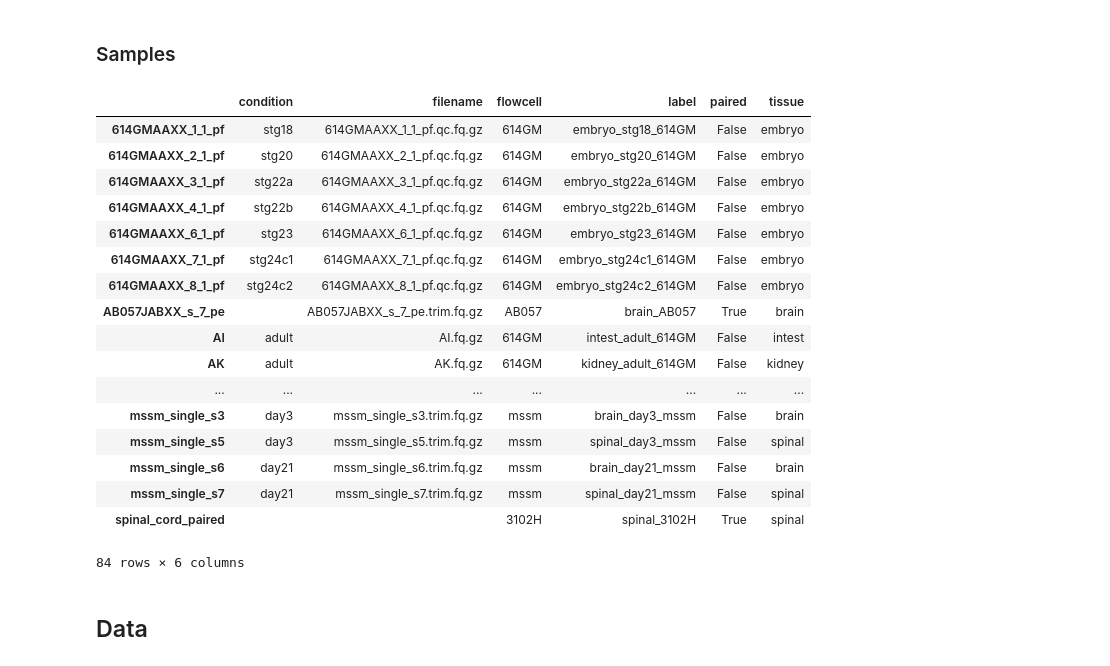
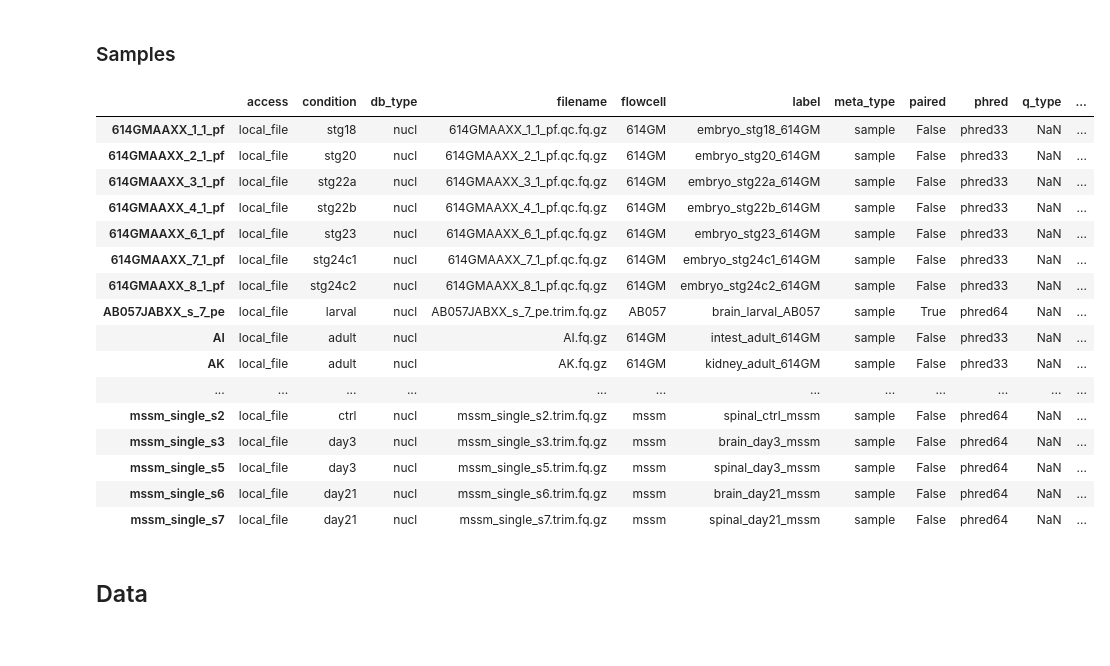
Before and after one commit to standage/2015-petMarSB, a Jupyter notebook: notebooks/petmar-root.ipynb, the cells around one changed output. Saved outputs shown, nothing was run; the diff lists cells and outputs as text; code cells hidden in the pictures.

```diff
--- a/notebooks/petmar-root.ipynb
+++ b/notebooks/petmar-root.ipynb
@@ -60,27 +63,25 @@ db_metadata
 # %% [markdown]
 ### Samples
-# %%
-sample_metadata = pd.DataFrame(metadata['samples'].dict()).transpose()
-sample_metadata
-# %% [output]
-|  | condition | filename | flowcell | label | paired | tissue |
-| 614GMAAXX_1_1_pf | stg18 | 614GMAAXX_1_1_pf.qc.fq.gz | 614GM | embryo_stg18_614GM | False | embryo |
-| 614GMAAXX_2_1_pf | stg20 | 614GMAAXX_2_1_pf.qc.fq.gz | 614GM | embryo_stg20_614GM | False | embryo |
-| 614GMAAXX_3_1_pf | stg22a | 614GMAAXX_3_1_pf.qc.fq.gz | 614GM | embryo_stg22a_614GM | False | embryo |
-| 614GMAAXX_4_1_pf | stg22b | 614GMAAXX_4_1_pf.qc.fq.gz | 614GM | embryo_stg22b_614GM | False | embryo |
-| 614GMAAXX_6_1_pf | stg23 | 614GMAAXX_6_1_pf.qc.fq.gz | 614GM | embryo_stg23_614GM | False | embryo |
-| 614GMAAXX_7_1_pf | stg24c1 | 614GMAAXX_7_1_pf.qc.fq.gz | 614GM | embryo_stg24c1_614GM | False | embryo |
-| 614GMAAXX_8_1_pf | stg24c2 | 614GMAAXX_8_1_pf.qc.fq.gz | 614GM | embryo_stg24c2_614GM | False | embryo |
-| AB057JABXX_s_7_pe |  | AB057JABXX_s_7_pe.trim.fq.gz | AB057 | brain_AB057 | True | brain |
-| AI | adult | AI.fq.gz | 614GM | intest_adult_614GM | False | intest |
-| AK | adult | AK.fq.gz | 614GM | kidney_adult_614GM | False | kidney |
-| ... | ... | ... | ... | ... | ... | ... |
-| mssm_single_s3 | day3 | mssm_single_s3.trim.fq.gz | mssm | brain_day3_mssm | False | brain |
-| mssm_single_s5 | day3 | mssm_single_s5.trim.fq.gz | mssm | spinal_day3_mssm | False | spinal |
-| mssm_single_s6 | day21 | mssm_single_s6.trim.fq.gz | mssm | brain_day21_mssm | False | brain |
-| mssm_single_s7 | day21 | mssm_single_s7.trim.fq.gz | mssm | spinal_day21_mssm | False | spinal |
-| spinal_cord_paired |  |  | 3102H | spinal_3102H | True | spinal |
-84 rows × 6 columns
+# %%
+sample_df
+# %% [output]
+|  | access | condition | db_type | filename | flowcell | label | meta_type | paired | phred | q_type | ... |
+| 614GMAAXX_1_1_pf | local_file | stg18 | nucl | 614GMAAXX_1_1_pf.qc.fq.gz | 614GM | embryo_stg18_614GM | sample | False | phred33 | NaN | ... |
+| 614GMAAXX_2_1_pf | local_file | stg20 | nucl | 614GMAAXX_2_1_pf.qc.fq.gz | 614GM | embryo_stg20_614GM | sample | False | phred33 | NaN | ... |
+| 614GMAAXX_3_1_pf | local_file | stg22a | nucl | 614GMAAXX_3_1_pf.qc.fq.gz | 614GM | embryo_stg22a_614GM | sample | False | phred33 | NaN | ... |
+| 614GMAAXX_4_1_pf | local_file | stg22b | nucl | 614GMAAXX_4_1_pf.qc.fq.gz | 614GM | embryo_stg22b_614GM | sample | False | phred33 | NaN | ... |
+| 614GMAAXX_6_1_pf | local_file | stg23 | nucl | 614GMAAXX_6_1_pf.qc.fq.gz | 614GM | embryo_stg23_614GM | sample | False | phred33 | NaN | ... |
+| 614GMAAXX_7_1_pf | local_file | stg24c1 | nucl | 614GMAAXX_7_1_pf.qc.fq.gz | 614GM | embryo_stg24c1_614GM | sample | False | phred33 | NaN | ... |
+| 614GMAAXX_8_1_pf | local_file | stg24c2 | nucl | 614GMAAXX_8_1_pf.qc.fq.gz | 614GM | embryo_stg24c2_614GM | sample | False | phred33 | NaN | ... |
+| AB057JABXX_s_7_pe | local_file | larval | nucl | AB057JABXX_s_7_pe.trim.fq.gz | AB057 | brain_larval_AB057 | sample | True | phred64 | NaN | ... |
+| AI | local_file | adult | nucl | AI.fq.gz | 614GM | intest_adult_614GM | sample | False | phred33 | NaN | ... |
+| AK | local_file | adult | nucl | AK.fq.gz | 614GM | kidney_adult_614GM | sample | False | phred33 | NaN | ... |
+| ... | ... | ... | ... | ... | ... | ... | ... | ... | ... | ... | ... |
+| mssm_single_s2 | local_file | ctrl | nucl | mssm_single_s2.trim.fq.gz | mssm | spinal_ctrl_mssm | sample | False | phred64 | NaN | ... |
+| mssm_single_s3 | local_file | day3 | nucl | mssm_single_s3.trim.fq.gz | mssm | brain_day3_mssm | sample | False | phred64 | NaN | ... |
+| mssm_single_s5 | local_file | day3 | nucl | mssm_single_s5.trim.fq.gz | mssm | spinal_day3_mssm | sample | False | phred64 | NaN | ... |
+| mssm_single_s6 | local_file | day21 | nucl | mssm_single_s6.trim.fq.gz | mssm | brain_day21_mssm | sample | False | phred64 | NaN | ... |
+| mssm_single_s7 | local_file | day21 | nucl | mssm_single_s7.trim.fq.gz | mssm | spinal_day21_mssm | sample | False | phred64 | NaN | ... |
 # %% [markdown]
 ## Data
 # %% [markdown]
```
Also changed, not shown: parts of 37 cells of this notebook.
